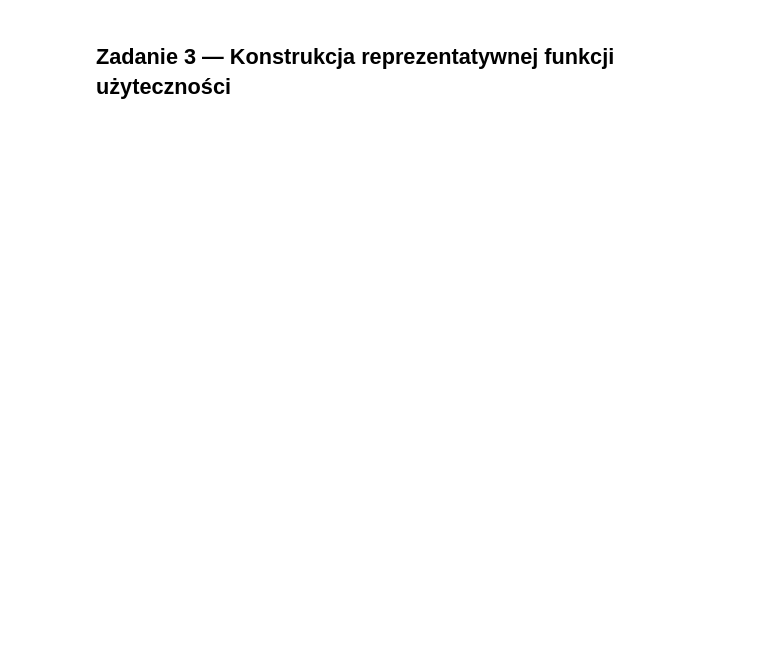
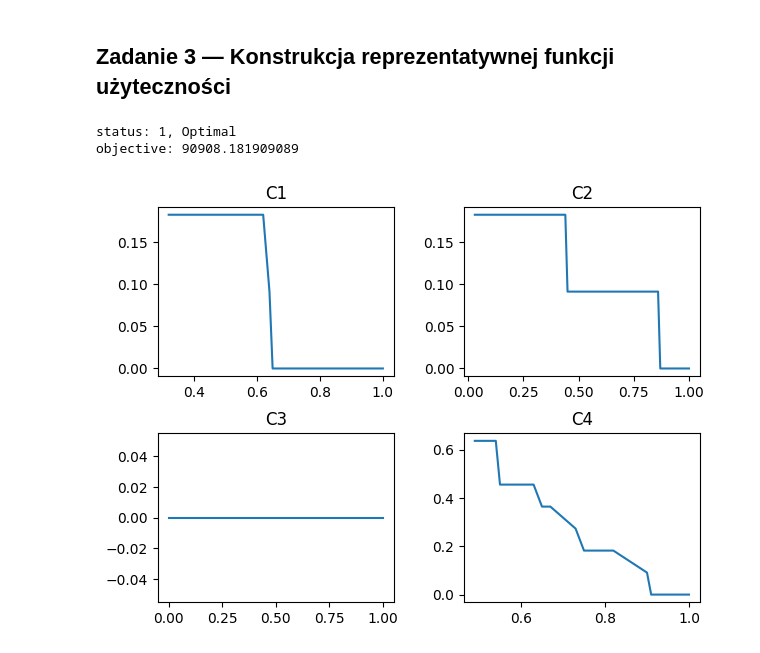
Before and after one commit to Mimikkk/2023-iswd, a Jupyter notebook: project-1-rankings/notebook.ipynb, the cells around one changed output. Drawn from its saved outputs; the diff is of its cells as text; code cells hidden in the pictures; blank space fills up the shorter version.

```diff
--- a/project-1-rankings/notebook.ipynb
+++ b/project-1-rankings/notebook.ipynb
@@ -367,0 +387,49 @@ clean
+# %%
+utilities = [[
+  LpVariable(f"u{criterion}_{i:03d}", lowBound=0, upBound=1, cat=LpContinuous)
+  for i in range(0, 100 + 1)
+] for criterion in range(4)]
+
+# Big value!
+M = 999999
+epsilon = LpVariable("e", 0, cat=LpContinuous)
+delta = LpVariable("d", cat=LpContinuous)
+model = create_ordinal_problem(variants)
+model.setObjective(M * epsilon - delta)
+
+constraints = []
+for i in range(1, 28):
+  for j in range(1, 28):
+    if i == j: continue
+
+    if (i, j) in relations and (j, i) not in relations:
+      constraints.extend(relational_constraints(i, j, epsilon, maximize=True))
+    if (i, j) not in relations and (j, i) not in relations:
+      constraints.extend(relational_constraints(i, j, delta, maximize=False))
+      constraints.extend(relational_constraints(j, i, delta, maximize=False))
+
+for constraint in constraints:
+  model.add(constraint)
+
+model.solve()
+
+print(f"status: {model.status}, {LpStatus[model.status]}")
+print(f"objective: {model.objective.value()}")
+# %% [output]
+status: 1, Optimal
+objective: 90908.181909089
+# %%
+figure, axes = plt.subplots(2, 2)
+figure.tight_layout(pad=2)
+
+for (crit, criterion) in enumerate(variants):
+  axis = axes[divmod(crit, 2)]
+  a_values = sorted(set(accessor(variants[criterion])))
+  u_values = [round(value.value(), 3) for i, value in enumerate(utilities[crit]) if i in a_values]
+
+  axis.plot([value / 100 for value in a_values], u_values)
+  axis.set_title(criterion)
+
+plt.show()
+# %% [output]
+[figure, added]
```
Also changed, not shown: parts of 5 cells of this notebook.
